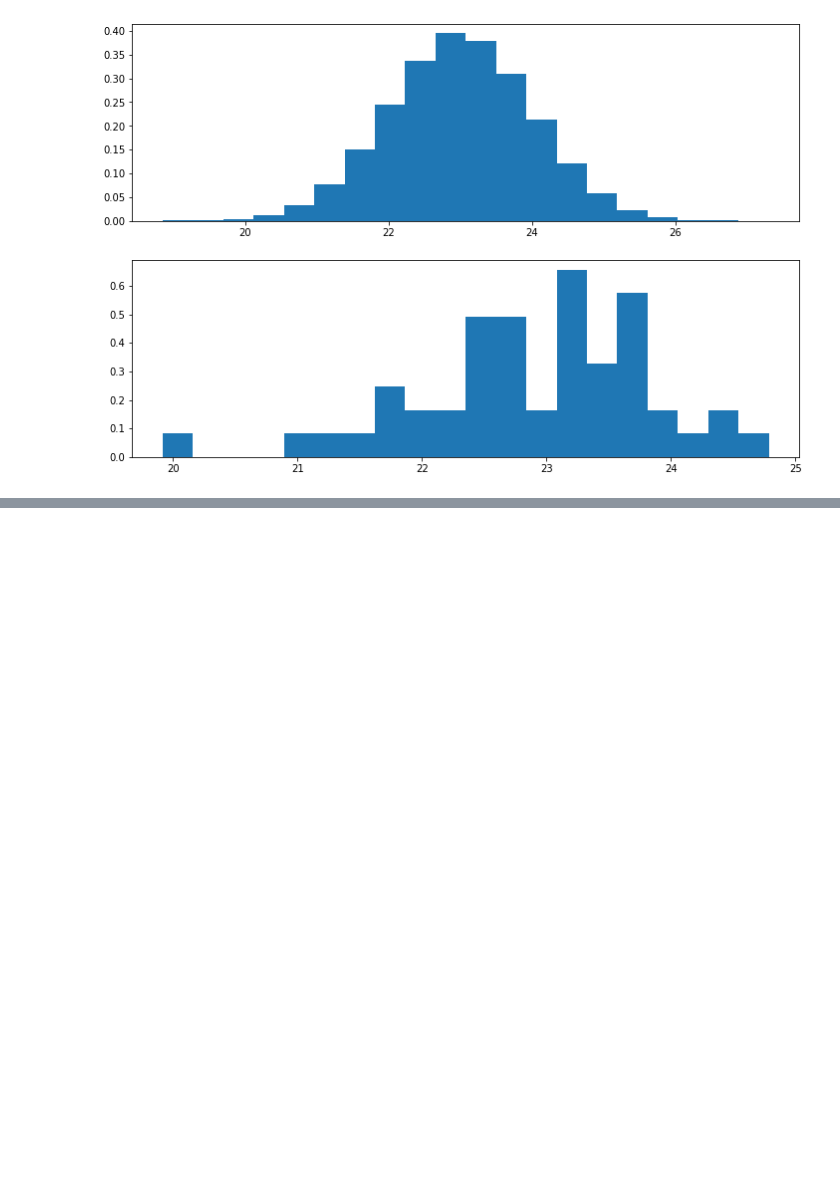
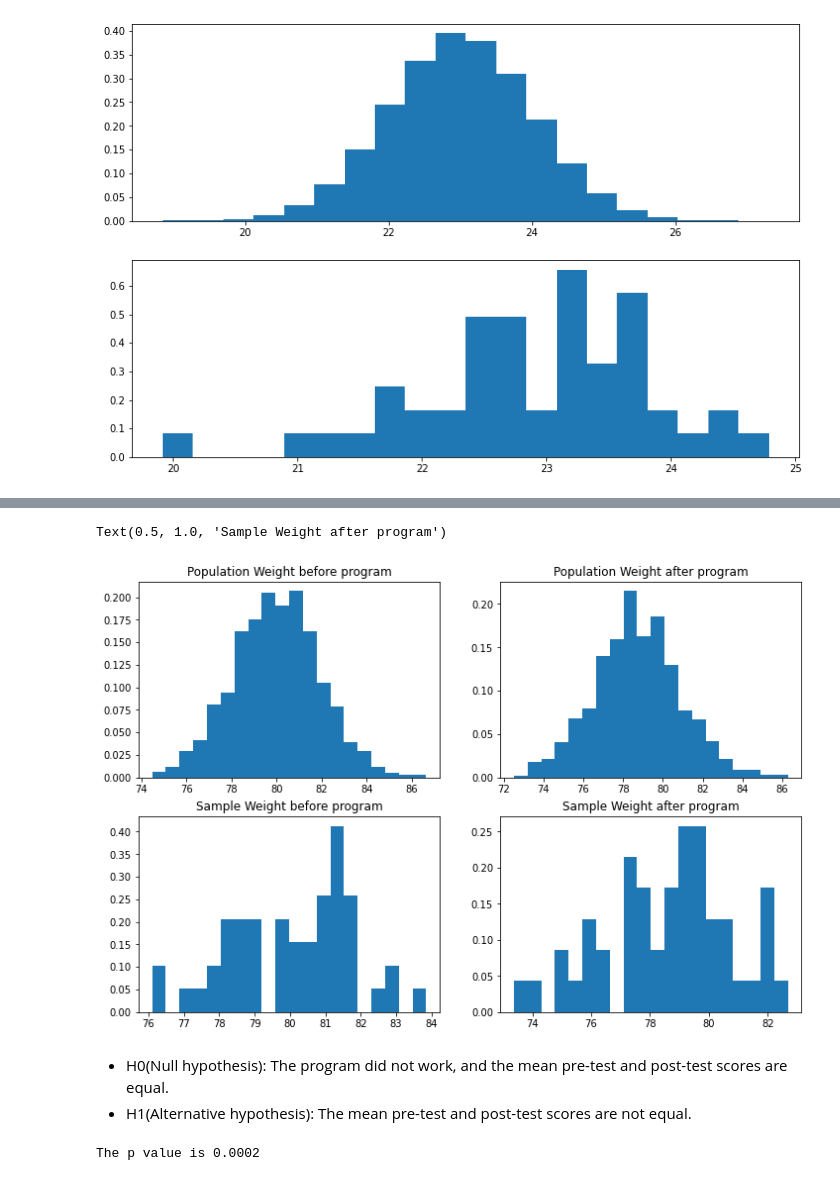
Before and after one commit to chris199713/Hypothesis_test, a Jupyter notebook: Hypothesis_testing.ipynb, the cells around one changed output, grey strips where cells are left out. Cells and saved outputs as stored; diff of their text form; code cells hidden in the pictures; blank space fills up the shorter version.

```diff
--- a/Hypothesis_testing.ipynb
+++ b/Hypothesis_testing.ipynb
@@ -62,0 +129,30 @@ The p value for this T test is 9.166280643946068e-11
+# %%
+# define the population ground truth
+weight_before = stats.norm.rvs(loc=80, scale=2, size=1000)
+weight_loss = stats.norm.rvs(loc=1.25, scale=1, size=1000)
+weight_after = weight_before - weight_loss
+# random sample
+before_sample = np.random.choice(weight_before,size = 50)
+after_sample = np.random.choice(weight_after,size = 50)
+
+fig, ax = plt.subplots(nrows = 2, ncols = 2, figsize = (12,8))
+
+ax[0,0].hist(weight_before, density=True, bins=20)
+ax[0,0].set_title('Population Weight before program')
+ax[0,1].hist(weight_after, density=True, bins=20)
+ax[0,1].set_title('Population Weight after program')
+ax[1,0].hist(before_sample, density=True, bins=20)
+ax[1,0].set_title('Sample Weight before program')
+ax[1,1].hist(after_sample, density=True, bins=20)
+ax[1,1].set_title('Sample Weight after program')
+# %% [output]
+Text(0.5, 1.0, 'Sample Weight after program')
+[figure, added]
+# %% [markdown]
+- H0(Null hypothesis): The program did not work, and the mean pre-test and post-test scores are equal.
+- H1(Alternative hypothesis): The mean pre-test and post-test scores are not equal.
+# %%
+t_statistic, p_value = stats.ttest_rel(before_sample, after_sample)
+print(f'The p value is {p_value:.4f}')
+# %% [output]
+The p value is 0.0002
```
Also changed, not shown: parts of 16 cells of this notebook.
